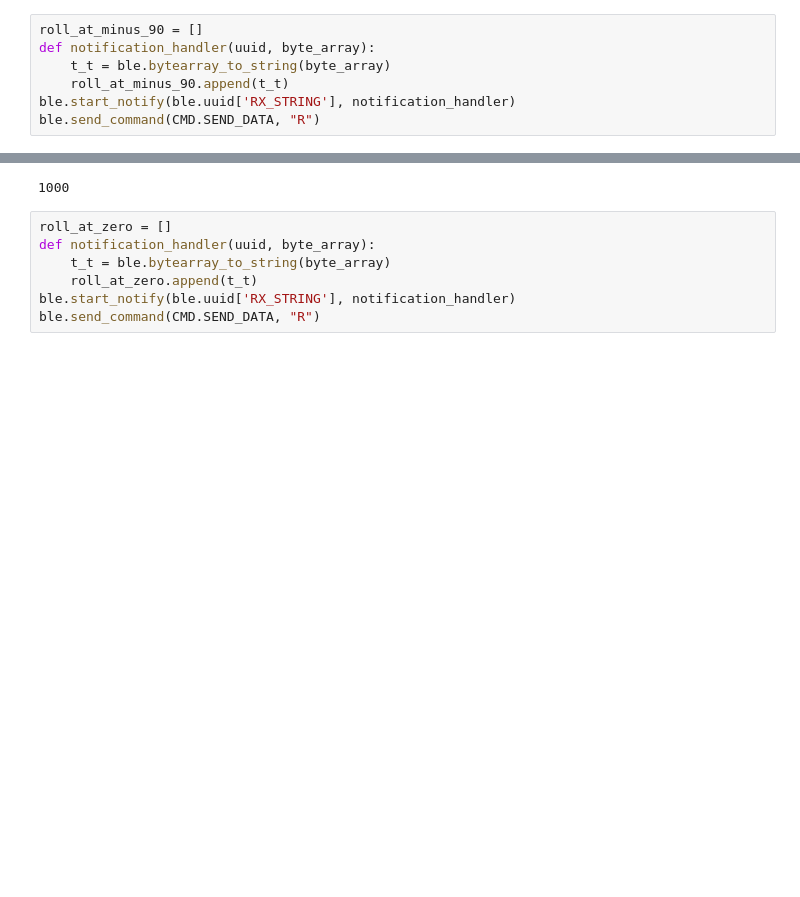
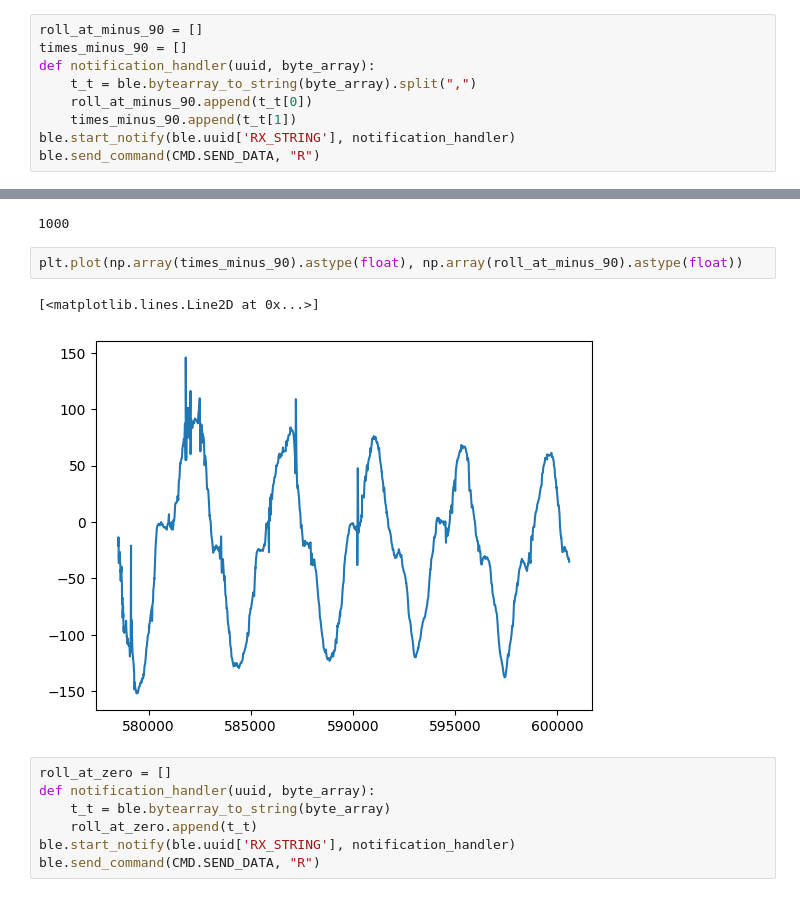
Before and after one commit to akinfelami/fastrobots, a Jupyter notebook: ble_robot_1.2/ble_python/lab2.ipynb, the cells around one changed output, grey strips where cells are left out. Saved outputs shown, nothing was run; the diff lists cells and outputs as text; blank space fills up the shorter version.

```diff
--- a/ble_robot_1.2/ble_python/lab2.ipynb
+++ b/ble_robot_1.2/ble_python/lab2.ipynb
@@ -139,15 +150,22 @@ Raw Range: 179.07, Reference Range: 180
 ble.stop_notify(ble.uuid['RX_STRING'])
 # %%
 roll_at_minus_90 = []
+times_minus_90 = []
 def notification_handler(uuid, byte_array):
-    t_t = ble.bytearray_to_string(byte_array)
-    roll_at_minus_90.append(t_t)
+    t_t = ble.bytearray_to_string(byte_array).split(",")
+    roll_at_minus_90.append(t_t[0])
+    times_minus_90.append(t_t[1])
 ble.start_notify(ble.uuid['RX_STRING'], notification_handler)
 ble.send_command(CMD.SEND_DATA, "R")
 # %%
 print(len(roll_at_minus_90))
 # %% [output]
 1000
+# %%
+plt.plot(np.array(times_minus_90).astype(float), np.array(roll_at_minus_90).astype(float))
+# %% [output]
+[<matplotlib.lines.Line2D at 0x...>]
+[figure, added]
 # %%
 roll_at_zero = []
 def notification_handler(uuid, byte_array):
```
Also changed, not shown: parts of 8 cells of this notebook, 8 other files.
